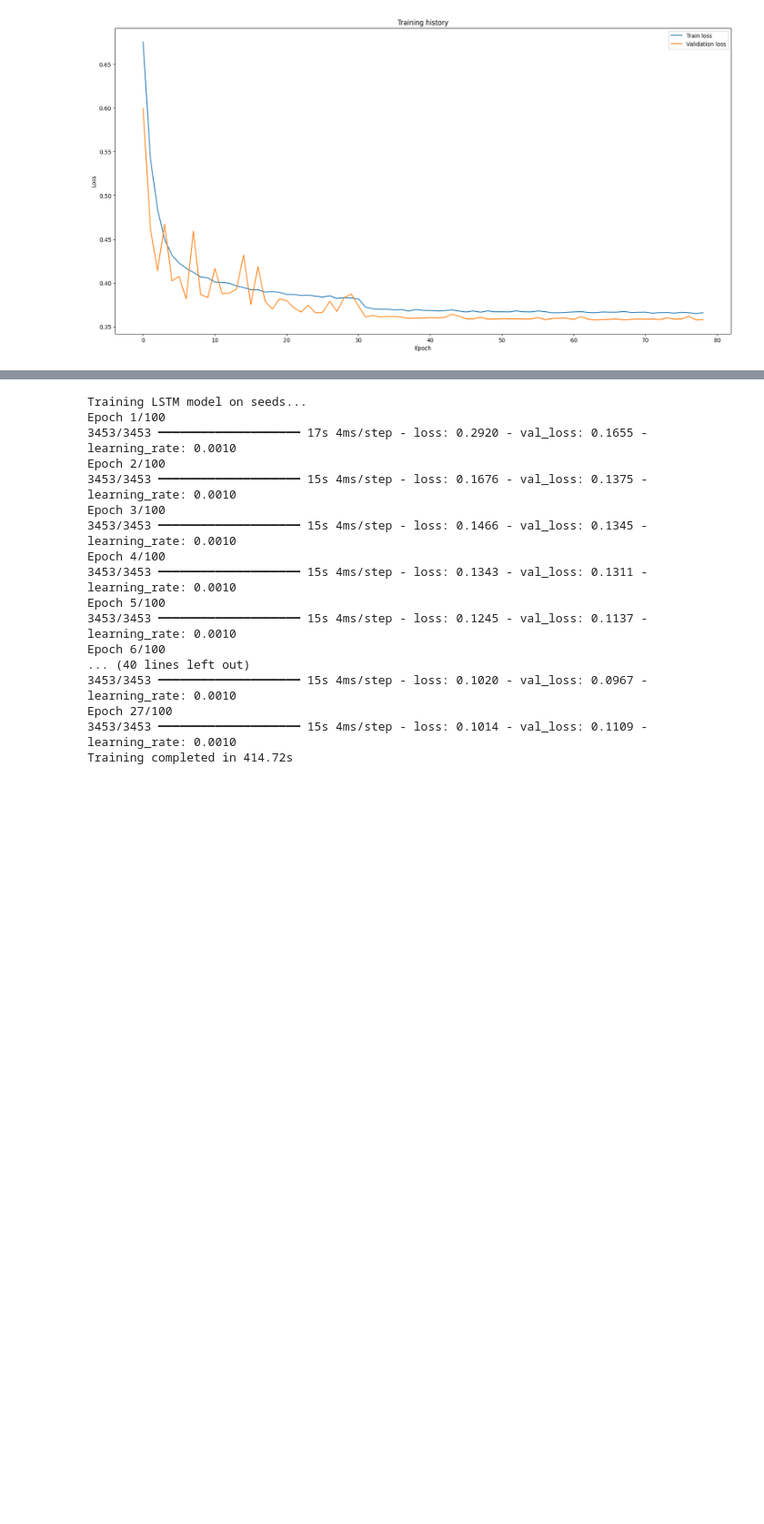
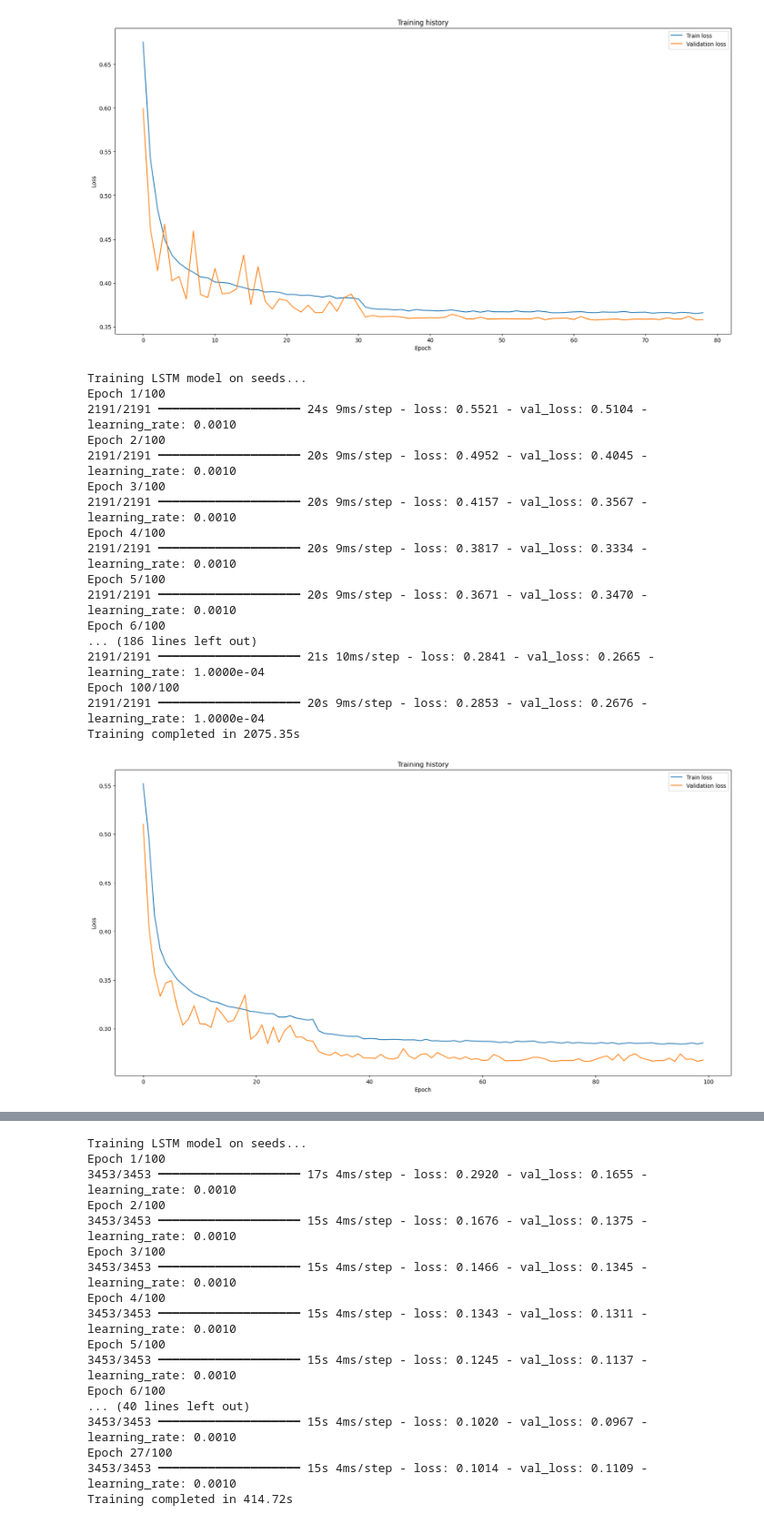
Before and after one commit to Mpkosh/network_hybrid_33, a Jupyter notebook: save_model_lstm_day_E_prev_I_for_seir.ipynb, the cells around one changed output, grey strips where cells are left out. Shown at 91% size. Cells and saved outputs as stored; diff of their text form; code cells hidden in the pictures; blank space fills up the shorter version.

```diff
--- a/save_model_lstm_day_E_prev_I_for_seir.ipynb
+++ b/save_model_lstm_day_E_prev_I_for_seir.ipynb
@@ -399,3 +436,38 @@ Epoch 79/100
 1861/1861 ━━━━━━━━━━━━━━━━━━━━ 8s 4ms/step - loss: 0.3682 - val_loss: 0.3583 - learning_rate: 1.0000e-04
 Training completed in 638.56s
 [figure]
+# %%
+seeds_dir='initial_data/new_r_50000/'
+model_file = seeds_dir+'lstm_day_E_for_seir.keras'
+scaler_file = seeds_dir+'lstm_day_E_for_seir.pkl'
+
+df_seeds_n = pd.read_csv('initial_data/new_seeds_parameters.csv')
+window_size = 7
+
+model, scaler, _ = train_and_save_model(
+        seeds_dir,
+        df_seeds_n,
+        model_save_path=model_file,
+        scaler_save_path=scaler_file,
+        window_size=window_size,
+    is_filename=True
+    )
+# %% [output]
+Training LSTM model on seeds...
+Epoch 1/100
+2191/2191 ━━━━━━━━━━━━━━━━━━━━ 24s 9ms/step - loss: 0.5521 - val_loss: 0.5104 - learning_rate: 0.0010
+Epoch 2/100
+2191/2191 ━━━━━━━━━━━━━━━━━━━━ 20s 9ms/step - loss: 0.4952 - val_loss: 0.4045 - learning_rate: 0.0010
+Epoch 3/100
+2191/2191 ━━━━━━━━━━━━━━━━━━━━ 20s 9ms/step - loss: 0.4157 - val_loss: 0.3567 - learning_rate: 0.0010
+Epoch 4/100
+2191/2191 ━━━━━━━━━━━━━━━━━━━━ 20s 9ms/step - loss: 0.3817 - val_loss: 0.3334 - learning_rate: 0.0010
+Epoch 5/100
+2191/2191 ━━━━━━━━━━━━━━━━━━━━ 20s 9ms/step - loss: 0.3671 - val_loss: 0.3470 - learning_rate: 0.0010
+Epoch 6/100
+... (186 lines left out)
+2191/2191 ━━━━━━━━━━━━━━━━━━━━ 21s 10ms/step - loss: 0.2841 - val_loss: 0.2665 - learning_rate: 1.0000e-04
+Epoch 100/100
+2191/2191 ━━━━━━━━━━━━━━━━━━━━ 20s 9ms/step - loss: 0.2853 - val_loss: 0.2676 - learning_rate: 1.0000e-04
+Training completed in 2075.35s
+[figure, added]
```
Also changed, not shown: parts of 5 cells of this notebook, 10 other files.
